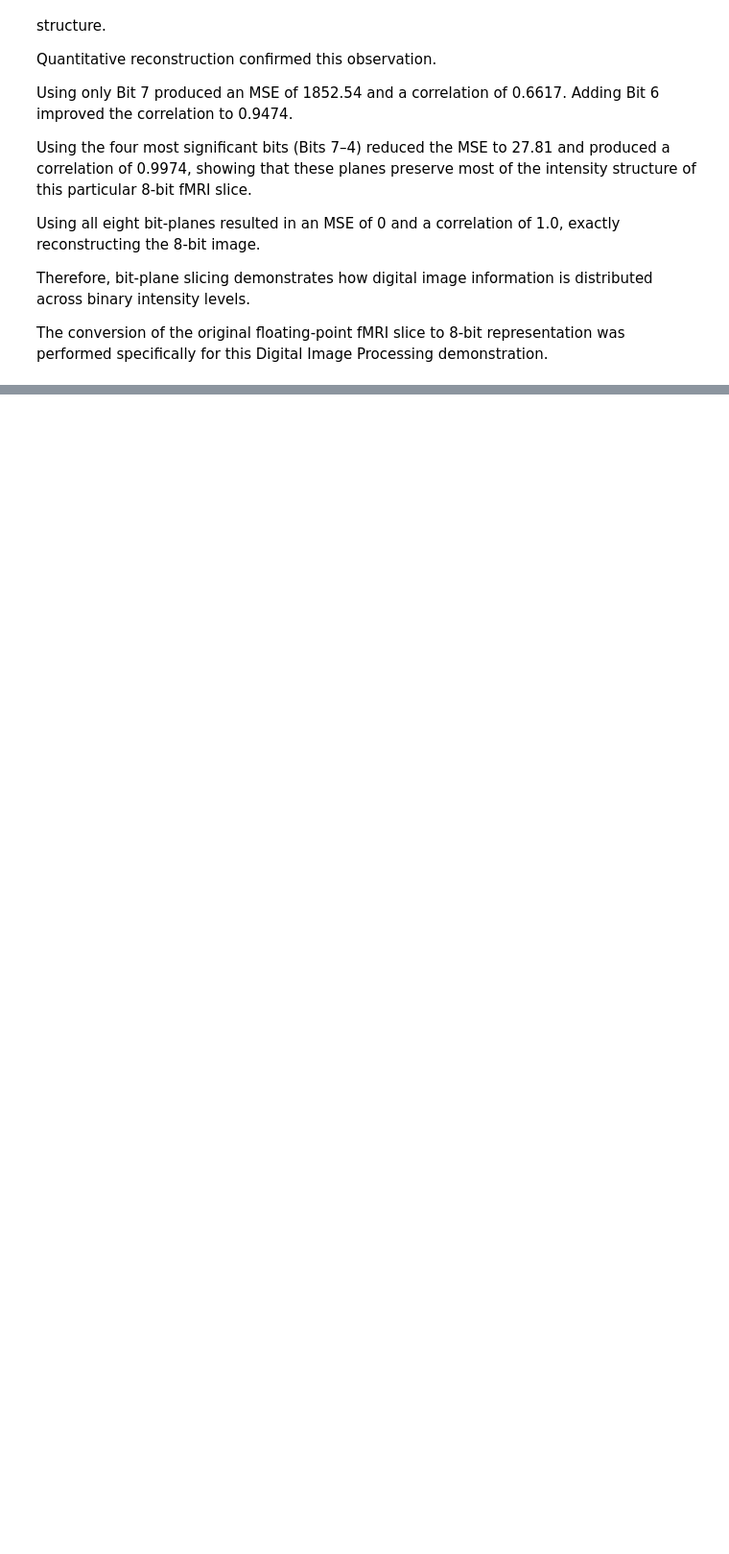
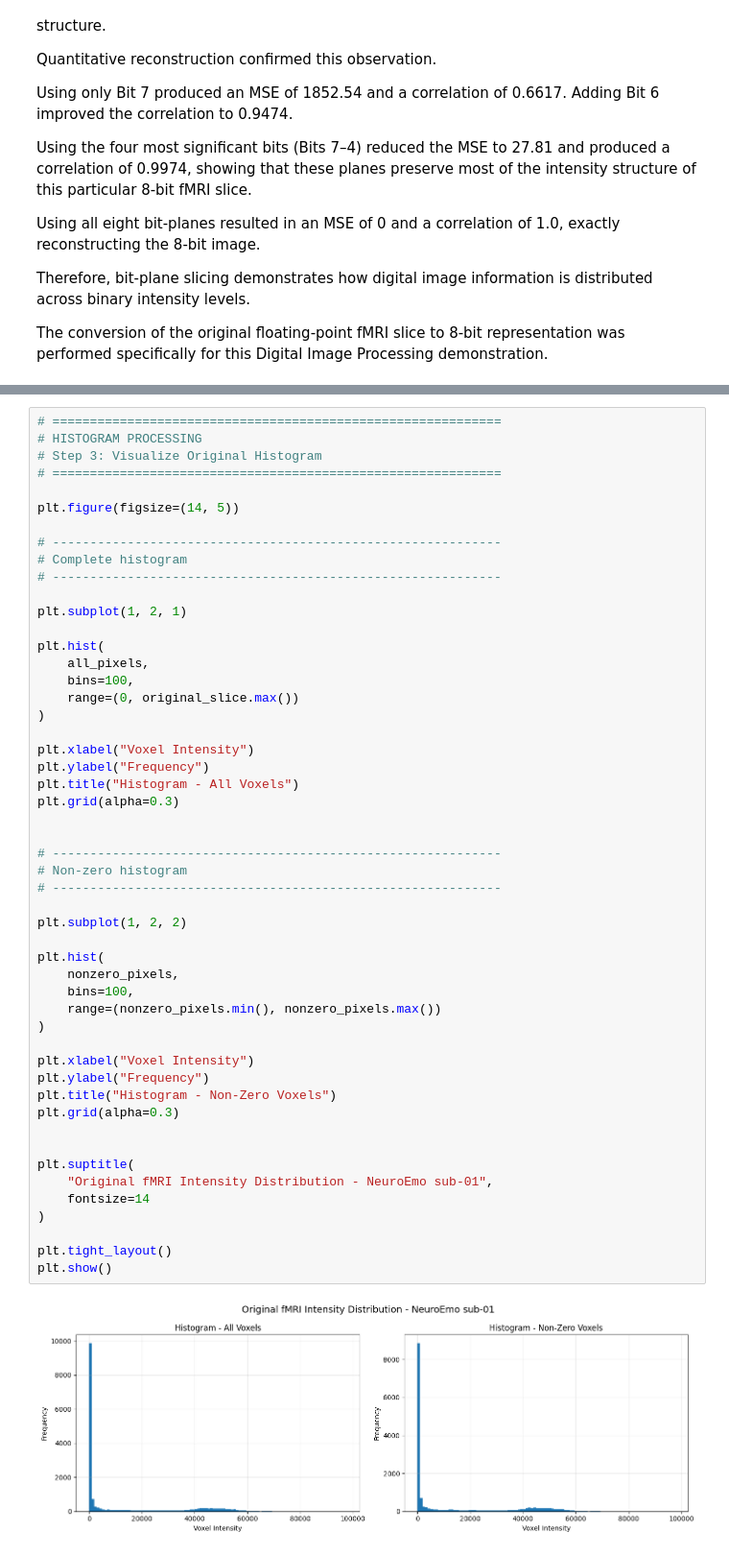
Before and after one commit to SharveshC/DIP_Capstone, a Jupyter notebook: notebook/samp.ipynb, the cells around one changed output, grey strips where cells are left out. Shown at 96% size. Drawn from its saved outputs; the diff is of its cells as text; blank space fills up the shorter version.

Commit message:
feat(core): add Histogram Equalization

```diff
--- a/notebook/samp.ipynb
+++ b/notebook/samp.ipynb
@@ -3240,0 +3359,53 @@ Digital Image Processing demonstration.
+# %%
+# ============================================================
+# HISTOGRAM PROCESSING
+# Step 3: Visualize Original Histogram
+# ============================================================
+
+plt.figure(figsize=(14, 5))
+
+# ------------------------------------------------------------
+# Complete histogram
+# ------------------------------------------------------------
+
+plt.subplot(1, 2, 1)
+
+plt.hist(
+    all_pixels,
+    bins=100,
+    range=(0, original_slice.max())
+)
+
+plt.xlabel("Voxel Intensity")
+plt.ylabel("Frequency")
+plt.title("Histogram - All Voxels")
+plt.grid(alpha=0.3)
+
+
+# ------------------------------------------------------------
+# Non-zero histogram
+# ------------------------------------------------------------
+
+plt.subplot(1, 2, 2)
+
+plt.hist(
+    nonzero_pixels,
+    bins=100,
+    range=(nonzero_pixels.min(), nonzero_pixels.max())
+)
+
+plt.xlabel("Voxel Intensity")
+plt.ylabel("Frequency")
+plt.title("Histogram - Non-Zero Voxels")
+plt.grid(alpha=0.3)
+
+
+plt.suptitle(
+    "Original fMRI Intensity Distribution - NeuroEmo sub-01",
+    fontsize=14
+)
+
+plt.tight_layout()
+plt.show()
+# %% [output]
+[figure, added]
```
Also changed, not shown: parts of 19 cells of this notebook.
